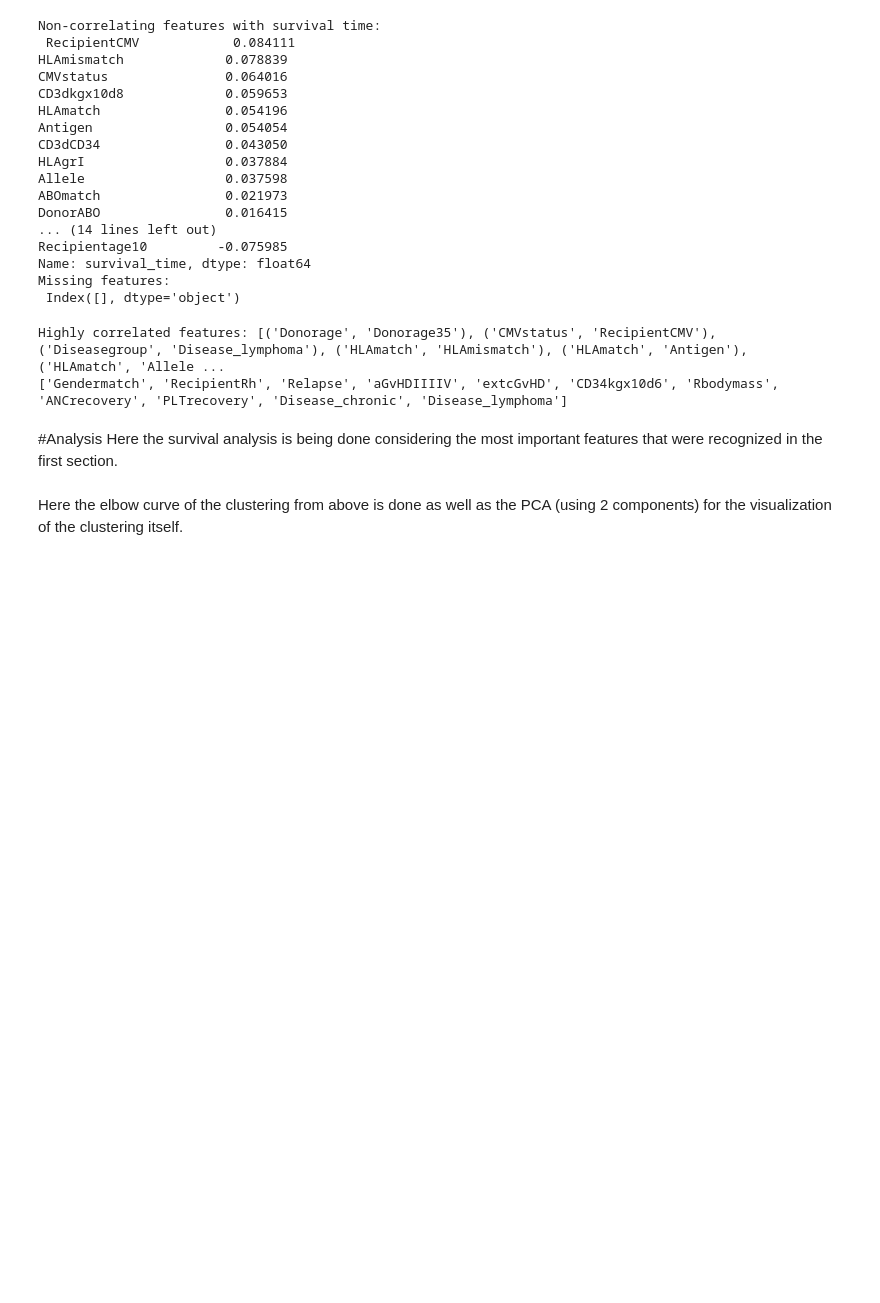
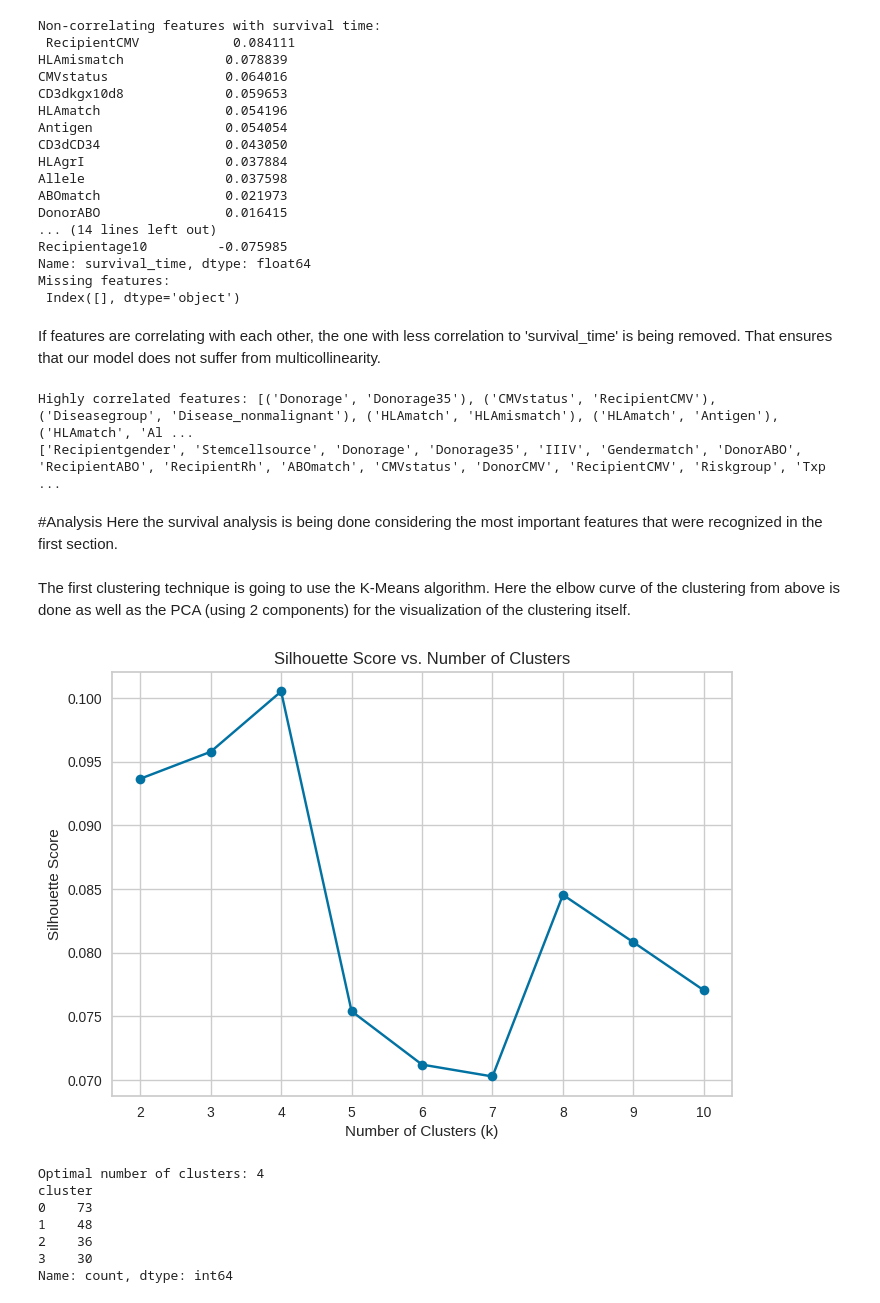
Before and after one commit to Marcos-Sanson/UC3M-ML, a Jupyter notebook: LAB02.ipynb, the cells around one changed output. Saved outputs shown, nothing was run; the diff lists cells and outputs as text; code cells hidden in the pictures; blank space fills up the shorter version.

```diff
--- a/LAB02.ipynb
+++ b/LAB02.ipynb
@@ -299,16 +299,19 @@ Recipientage10         -0.075985
 Name: survival_time, dtype: float64
 Missing features:
  Index([], dtype='object')
+# %% [markdown]
+If features are correlating with each other, the one with less correlation to 'survival_time' is being removed. That ensures that our model does not suffer from multicollinearity.
 # %%
 features_to_use = data.columns.tolist()  # Get a list of all column names
 features_to_use.remove('survival_time')  # Remove target variable
 features_to_use.remove('survival_status')  # Remove target variable
-
+if 'cluster' in features_to_use:
+  features_to_use.remove('cluster')  # Remove cluster variable
 target_variables = ['survival_time', 'survival_status']
 
-# Filter for highly correlated features (features that have a pearson correlation of more than .75)
+# Filter for highly correlated features (features that have a pearson correlation of more than FEATURE_COLLINEARITY)
 feature_columns = [col for col in correl_matrix.columns if col not in target_variables]
-highly_correlated = np.where(abs(correl_matrix.loc[feature_columns, feature_columns]) > 0.75)
+highly_correlated = np.where(abs(correl_matrix.loc[feature_columns, feature_columns]) > FEATURE_COLLINEARITY)
 correlated_features = [(correl_matrix.columns[x], correl_matrix.columns[y])
                       for x, y in zip(*highly_correlated) if x != y and x < y]
 
@@ -337,14 +340,57 @@ for feature1, feature2 in correlated_features:
 features_to_remove = list(set(features_to_remove))
 
 # Update features_to_use
-features_to_use = [f for f in features_to_use if f not in features_to_remove] # include only the most important features for jointly correlated ones
-features_to_use = [f for f in features_to_use if f in filtered_survival_correlations.keys()] # include only features that fulfill the defined correlation requirement
+# features_to_use = [f for f in features_to_use if f not in features_to_remove] # include only the most important features for jointly correlated ones
+# features_to_use = [f for f in features_to_use if f in filtered_survival_correlations.keys()] # include only features that fulfill the defined correlation requirement
 print(features_to_use)
 # %% [output]
-Highly correlated features: [('Donorage', 'Donorage35'), ('CMVstatus', 'RecipientCMV'), ('Diseasegroup', 'Disease_lymphoma'), ('HLAmatch', 'HLAmismatch'), ('HLAmatch', 'Antigen'), ('HLAmatch', 'Allele ...
-['Gendermatch', 'RecipientRh', 'Relapse', 'aGvHDIIIIV', 'extcGvHD', 'CD34kgx10d6', 'Rbodymass', 'ANCrecovery', 'PLTrecovery', 'Disease_chronic', 'Disease_lymphoma']
+Highly correlated features: [('Donorage', 'Donorage35'), ('CMVstatus', 'RecipientCMV'), ('Diseasegroup', 'Disease_nonmalignant'), ('HLAmatch', 'HLAmismatch'), ('HLAmatch', 'Antigen'), ('HLAmatch', 'Al ...
+['Recipientgender', 'Stemcellsource', 'Donorage', 'Donorage35', 'IIIV', 'Gendermatch', 'DonorABO', 'RecipientABO', 'RecipientRh', 'ABOmatch', 'CMVstatus', 'DonorCMV', 'RecipientCMV', 'Riskgroup', 'Txp ...
 # %% [markdown]
 #Analysis
 Here the survival analysis is being done considering the most important features that were recognized in the first section.
 # %% [markdown]
-Here the elbow curve of the clustering from above is done as well as the PCA (using 2 components) for the visualization of the clustering itself.
+The first clustering technique is going to use the K-Means algorithm. Here the elbow curve of the clustering from above is done as well as the PCA (using 2 components) for the visualization of the clustering itself.
+# %%
+# Extract the most interesting features for clustering
+cluster_data = data[features_to_use]
+
+# Define range of cluster numbers to evaluate
+k_range = range(2, 11)  # Example: Evaluate for k=2 to k=11
+
+silhouette_scores = []
+
+# Calculate Silhouette score for each k
+for k in k_range:
+    kmeans = KMeans(n_clusters=k, random_state=42)  # Initialize KMeans model
+    cluster_labels = kmeans.fit_predict(cluster_data)  # Fit and predict cluster labels
+    score = silhouette_score(cluster_data, cluster_labels)  # Calculate Silhouette score
+    silhouette_scores.append(score)
+
+# Plot the Silhouette scores
+plt.plot(k_range, silhouette_scores, marker='o')
+plt.xlabel('Number of Clusters (k)')
+plt.ylabel('Silhouette Score')
+plt.title('Silhouette Score vs. Number of Clusters')
+plt.show()
+
+# Find the optimal k with the highest Silhouette score
+optimal_k = k_range[silhouette_scores.index(max(silhouette_scores))]
+print(f"Optimal number of clusters: {optimal_k}")
+
+# Apply KMeans clustering with the optimal k (e.g., k=3 based on silhouette score)
+kmeans = KMeans(n_clusters=optimal_k, random_state=42)
+clusters = kmeans.fit_predict(cluster_data)
+
+# Add the cluster labels to your original DataFrame
+data['cluster'] = clusters
+print(data['cluster'].value_counts())
+# %% [output]
+[figure, added]
+Optimal number of clusters: 4
+cluster
+0    73
+1    48
+2    36
+3    30
+Name: count, dtype: int64
```
Also changed, not shown: parts of 20 cells of this notebook.
